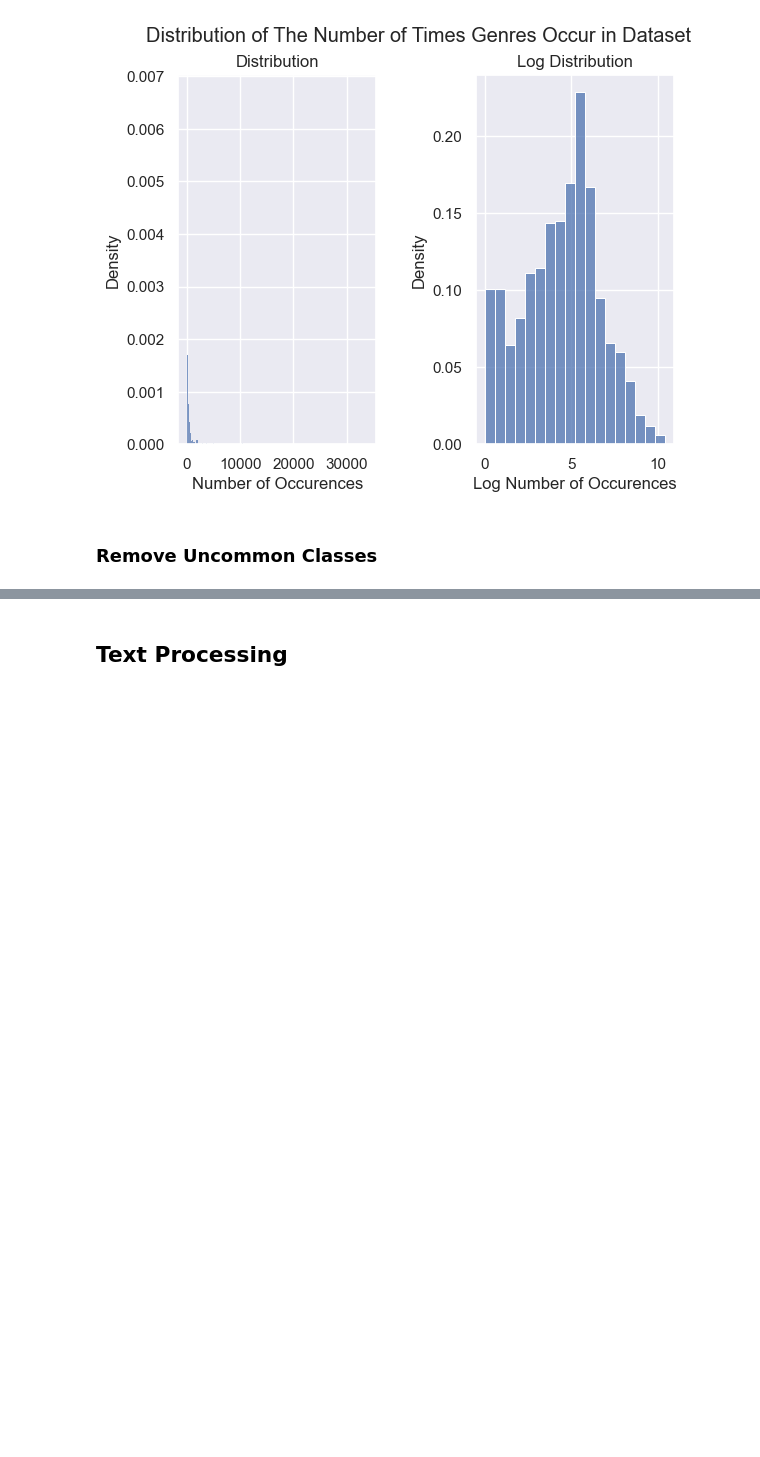
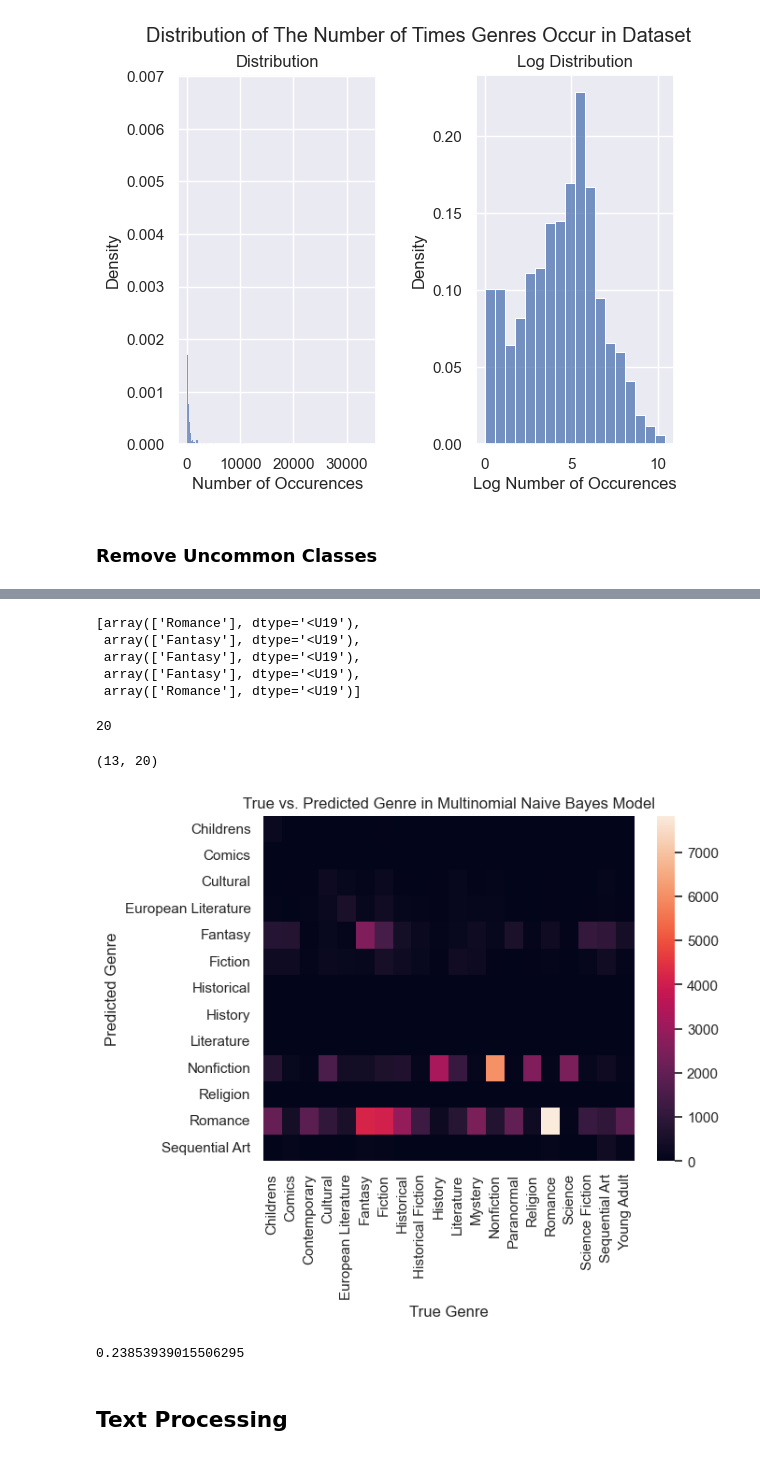
Before and after one commit to haleyej/SI_370_project, a Jupyter notebook: model.ipynb, the cells around one changed output, grey strips where cells are left out. Drawn from its saved outputs; the diff is of its cells as text; code cells hidden in the pictures; blank space fills up the shorter version.

Commit message:
Implemented multinomial naive bayes model

```diff
--- a/model.ipynb
+++ b/model.ipynb
@@ -106,5 +92,5 @@ X_counts
 # %%
 tf = TfidfTransformer(use_idf = False)
-X_tf = tf.transform(X_counts)
+X_tf = tf.fit_transform(X_counts)
 
 X_tf.shape
@@ -110,0 +104,2 @@ X_tf.shape
+# %%
+mnb = MultinomialNB().fit(X_tf, y_train)
@@ -111,3 +118,37 @@ X_tf.shape
+# %%
+sample_predictions
+# %% [output]
+[array(['Romance'], dtype='<U19'),
+ array(['Fantasy'], dtype='<U19'),
+ array(['Fantasy'], dtype='<U19'),
+ array(['Fantasy'], dtype='<U19'),
+ array(['Romance'], dtype='<U19')]
+# %%
+x_test_counts = count_vect.transform(x_test)
+x_test_tf = tf.transform(x_test_counts)
+y_pred = mnb.predict(x_test_tf)
+# %%
+outputs = pd.concat([pd.Series(y_test.values), pd.Series(y_pred)], axis = 1)
+outputs.columns = ['true', 'predicted']
+# %%
+y_test.nunique()
+# %% [output]
+20
+# %%
+pd.crosstab(outputs.predicted, outputs.true).shape
+# %% [output]
+(13, 20)
+# %%
+f = sns.heatmap(pd.crosstab(outputs.predicted, outputs.true))
+
+_ = f.set(title = 'True vs. Predicted Genre in Multinomial Naive Bayes Model',
+      xlabel = 'True Genre', ylabel = 'Predicted Genre')
+# %% [output]
+[figure, added]
+# %%
+print(accuracy_score(y_test, y_pred))
+# %% [output]
+0.23853939015506295
 # %%
 svd = TruncatedSVD(n_components = 100, random_state = 42)
 X_transform = svd.fit_transform(X_tf)
```
Also changed, not shown: parts of 12 cells of this notebook.
